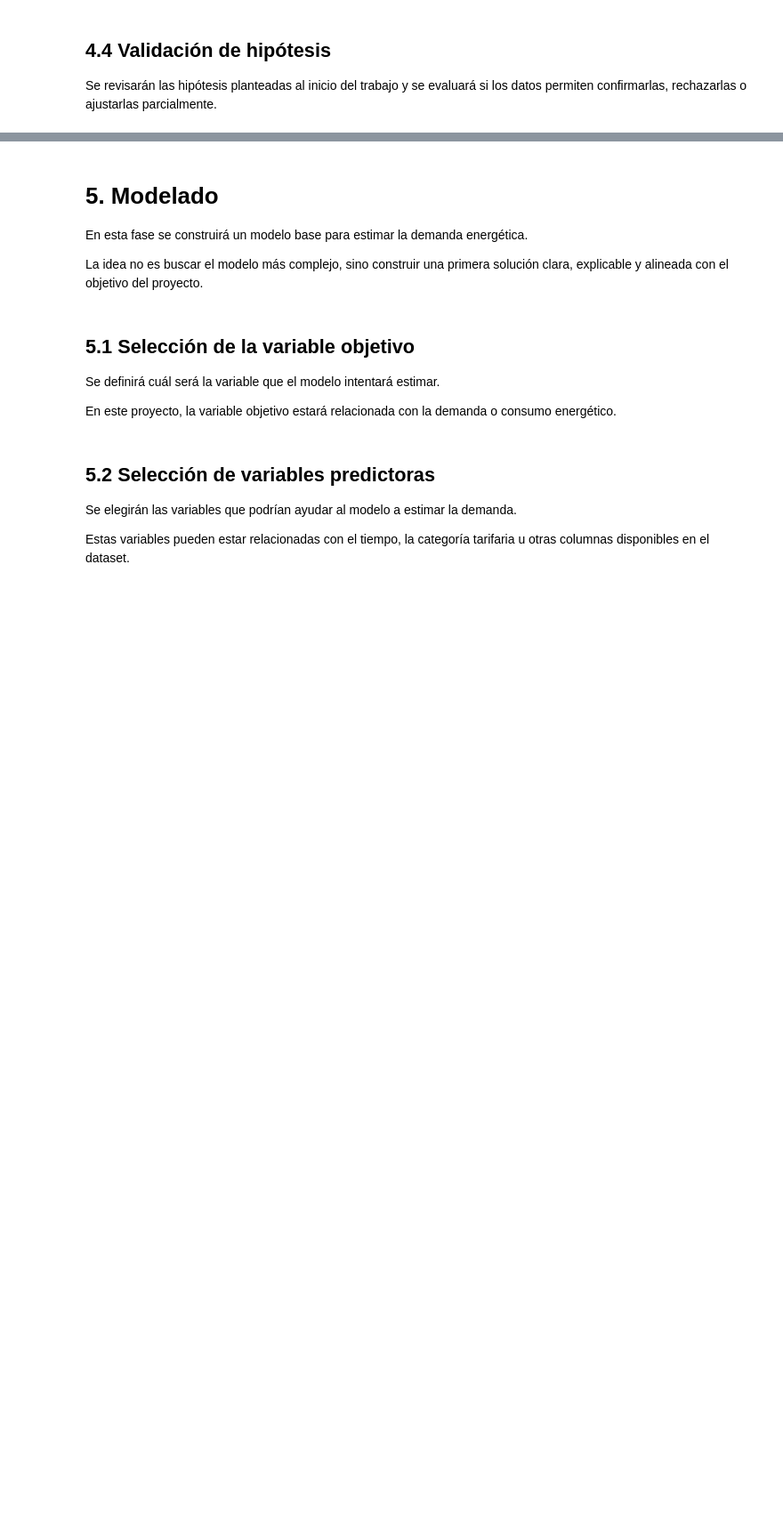
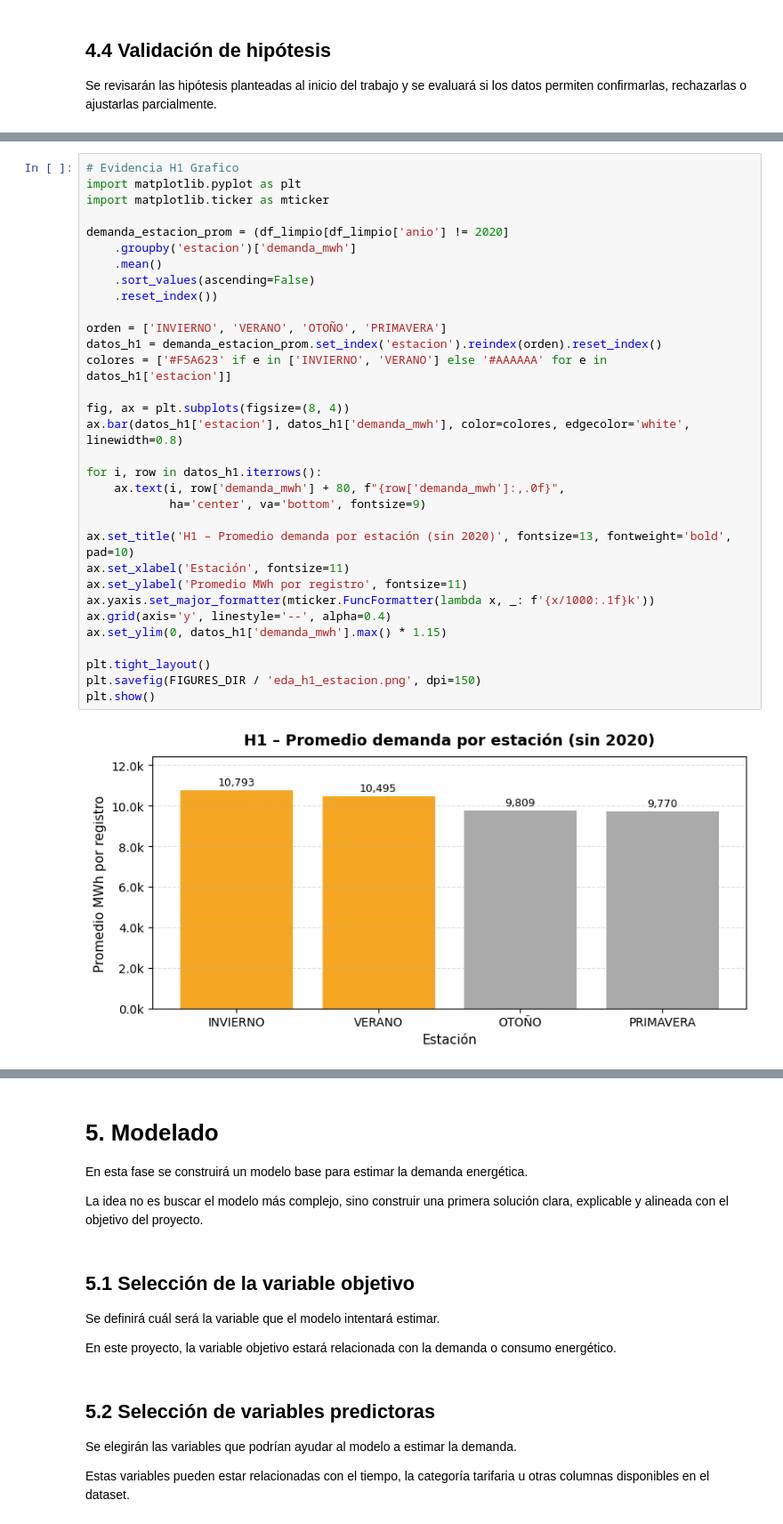
Before and after one commit to ju4n1t0x/eficiencia_energetica, a Jupyter notebook: 01_notebooks/TPI_Energia_CRISP_DM.ipynb, the cells around one changed output, grey strips where cells are left out. Shown at 89% size. Cells and saved outputs as stored; diff of their text form; blank space fills up the shorter version.

```diff
--- a/01_notebooks/TPI_Energia_CRISP_DM.ipynb
+++ b/01_notebooks/TPI_Energia_CRISP_DM.ipynb
@@ -968,0 +1190,34 @@ Se revisarán las hipótesis planteadas al inicio del trabajo y se evaluará si
+# %%
+# Evidencia H1 Grafico
+import matplotlib.pyplot as plt
+import matplotlib.ticker as mticker
+
+demanda_estacion_prom = (df_limpio[df_limpio['anio'] != 2020]
+    .groupby('estacion')['demanda_mwh']
+    .mean()
+    .sort_values(ascending=False)
+    .reset_index())
+
+orden = ['INVIERNO', 'VERANO', 'OTOÑO', 'PRIMAVERA']
+datos_h1 = demanda_estacion_prom.set_index('estacion').reindex(orden).reset_index()
+colores = ['#F5A623' if e in ['INVIERNO', 'VERANO'] else '#AAAAAA' for e in datos_h1['estacion']]
+
+fig, ax = plt.subplots(figsize=(8, 4))
+ax.bar(datos_h1['estacion'], datos_h1['demanda_mwh'], color=colores, edgecolor='white', linewidth=0.8)
+
+for i, row in datos_h1.iterrows():
+    ax.text(i, row['demanda_mwh'] + 80, f"{row['demanda_mwh']:,.0f}",
+            ha='center', va='bottom', fontsize=9)
+
+ax.set_title('H1 – Promedio demanda por estación (sin 2020)', fontsize=13, fontweight='bold', pad=10)
+ax.set_xlabel('Estación', fontsize=11)
+ax.set_ylabel('Promedio MWh por registro', fontsize=11)
+ax.yaxis.set_major_formatter(mticker.FuncFormatter(lambda x, _: f'{x/1000:.1f}k'))
+ax.grid(axis='y', linestyle='--', alpha=0.4)
+ax.set_ylim(0, datos_h1['demanda_mwh'].max() * 1.15)
+
+plt.tight_layout()
+plt.savefig(FIGURES_DIR / 'eda_h1_estacion.png', dpi=150)
+plt.show()
+# %% [output]
+[figure, added]
```
Also changed, not shown: parts of 30 cells of this notebook.
